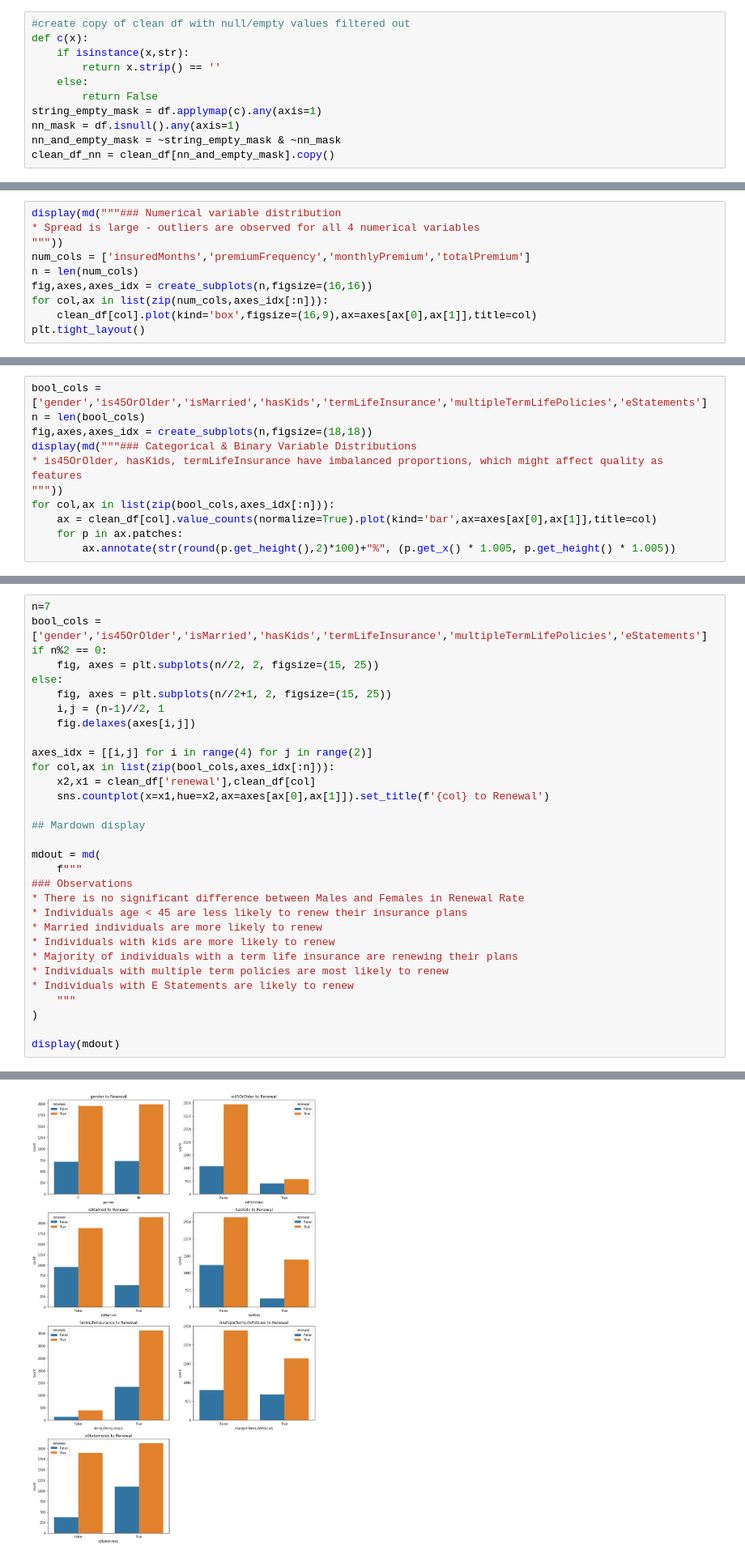
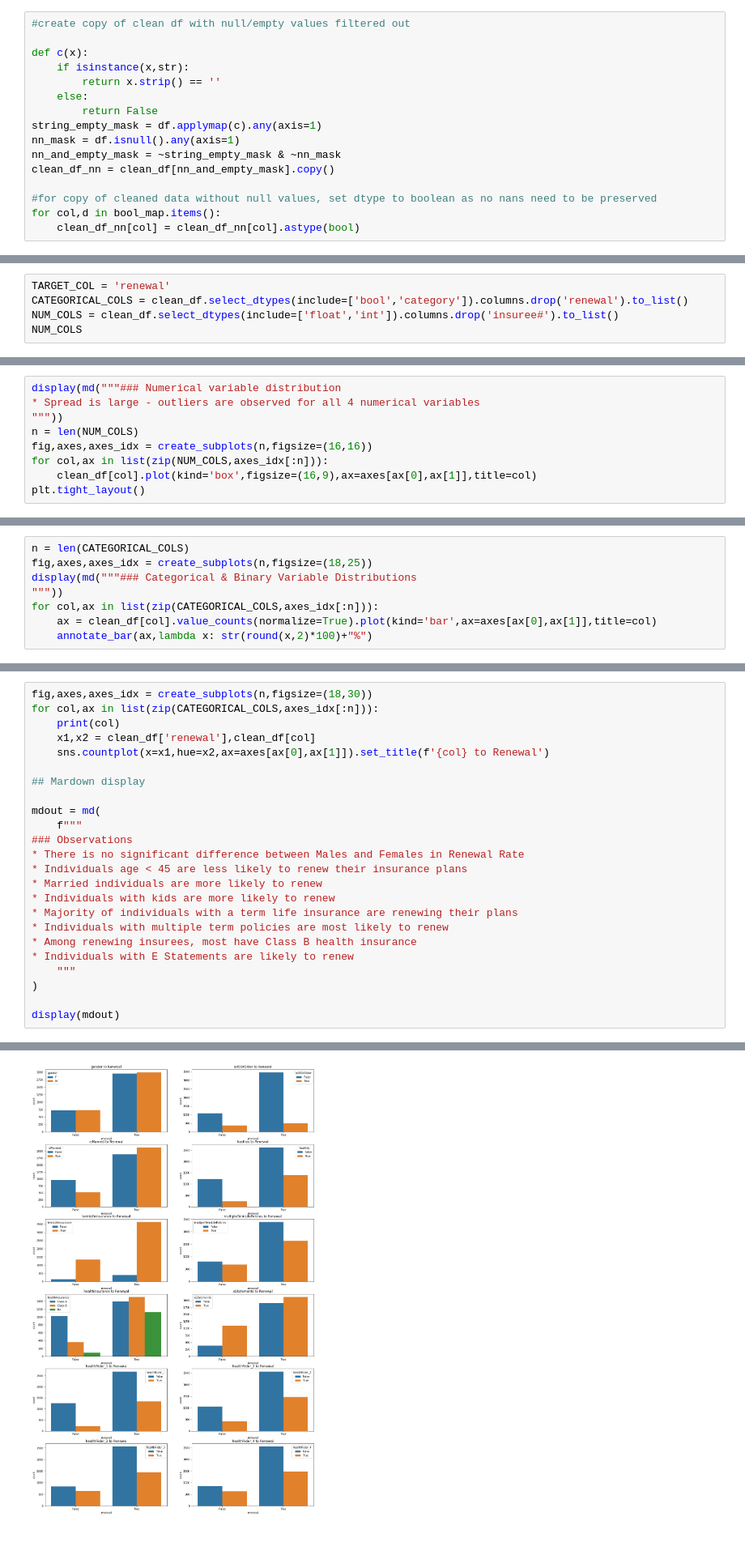
Before and after one commit to seanlamsk/tap2022-mol-vica, a Jupyter notebook: Insurance.ipynb, the cells around one changed output, grey strips where cells are left out. Shown at 81% size. Cells and saved outputs as stored; diff of their text form.

```diff
--- a/Insurance.ipynb
+++ b/Insurance.ipynb
@@ -134,6 +143,7 @@ def expand_healthRiders_list(x):
 clean_df[new_healthRiders_columns] = clean_df.apply(expand_healthRiders_list, result_type='expand',axis=1)
 # %%
 #create copy of clean df with null/empty values filtered out
+
 def c(x):
     if isinstance(x,str):
         return x.strip() == ''
@@ -143,6 +153,10 @@ string_empty_mask = df.applymap(c).any(axis=1)
 nn_mask = df.isnull().any(axis=1)
 nn_and_empty_mask = ~string_empty_mask & ~nn_mask
 clean_df_nn = clean_df[nn_and_empty_mask].copy()
+
+#for copy of cleaned data without null values, set dtype to boolean as no nans need to be preserved
+for col,d in bool_map.items():
+    clean_df_nn[col] = clean_df_nn[col].astype(bool)
 # %%
 print(clean_df.info())
 clean_df.head()
@@ -170,3 +184,8 @@ None
 | 2 | 3 | F | False | True | False | 72 | True | ... |
 | 3 | 4 | F | False | True | True | 13 | True | ... |
 | 4 | 5 | F | False | False | False | 37 | True | ... |
+# %%
+TARGET_COL = 'renewal'
+CATEGORICAL_COLS = clean_df.select_dtypes(include=['bool','category']).columns.drop('renewal').to_list()
+NUM_COLS = clean_df.select_dtypes(include=['float','int']).columns.drop('insuree#').to_list()
+NUM_COLS
@@ -209,10 +243,9 @@ clean_df.describe(include='all')
 display(md("""### Numerical variable distribution
 * Spread is large - outliers are observed for all 4 numerical variables
 """))
-num_cols = ['insuredMonths','premiumFrequency','monthlyPremium','totalPremium']
-n = len(num_cols)
+n = len(NUM_COLS)
 fig,axes,axes_idx = create_subplots(n,figsize=(16,16))
-for col,ax in list(zip(num_cols,axes_idx[:n])):
+for col,ax in list(zip(NUM_COLS,axes_idx[:n])):
     clean_df[col].plot(kind='box',figsize=(16,9),ax=axes[ax[0],ax[1]],title=col)
 plt.tight_layout()
 # %% [output]
@@ -222,13 +255,10 @@ plt.tight_layout()
 # %%
-bool_cols = ['gender','is45OrOlder','isMarried','hasKids','termLifeInsurance','multipleTermLifePolicies','eStatements']
-n = len(bool_cols)
-fig,axes,axes_idx = create_subplots(n,figsize=(18,18))
+n = len(CATEGORICAL_COLS)
+fig,axes,axes_idx = create_subplots(n,figsize=(18,25))
 display(md("""### Categorical & Binary Variable Distributions
-* is45OrOlder, hasKids, termLifeInsurance have imbalanced proportions, which might affect quality as features
 """))
-for col,ax in list(zip(bool_cols,axes_idx[:n])):
+for col,ax in list(zip(CATEGORICAL_COLS,axes_idx[:n])):
     ax = clean_df[col].value_counts(normalize=True).plot(kind='bar',ax=axes[ax[0],ax[1]],title=col)
-    for p in ax.patches:
-        ax.annotate(str(round(p.get_height(),2)*100)+"%", (p.get_x() * 1.005, p.get_height() * 1.005))
+    annotate_bar(ax,lambda x: str(round(x,2)*100)+"%")
 # %% [output]
 ### Categorical & Binary Variable Distributions
@@ -237,18 +309,10 @@ for col,ax in list(zip(bool_cols,axes_idx[:n])):
 # %% [markdown]
 ### Variable Relationship to Renewal Status
 # %%
-n=7
-bool_cols = ['gender','is45OrOlder','isMarried','hasKids','termLifeInsurance','multipleTermLifePolicies','eStatements']
-if n%2 == 0:
-    fig, axes = plt.subplots(n//2, 2, figsize=(15, 25))
-else:
-    fig, axes = plt.subplots(n//2+1, 2, figsize=(15, 25))
-    i,j = (n-1)//2, 1
-    fig.delaxes(axes[i,j])
-
-axes_idx = [[i,j] for i in range(4) for j in range(2)]
-for col,ax in list(zip(bool_cols,axes_idx[:n])):
-    x2,x1 = clean_df['renewal'],clean_df[col]
+fig,axes,axes_idx = create_subplots(n,figsize=(18,30))
+for col,ax in list(zip(CATEGORICAL_COLS,axes_idx[:n])):
+    print(col)
+    x1,x2 = clean_df['renewal'],clean_df[col]
     sns.countplot(x=x1,hue=x2,ax=axes[ax[0],ax[1]]).set_title(f'{col} to Renewal')
 
 ## Mardown display
@@ -262,6 +326,7 @@ mdout = md(
 * Individuals with kids are more likely to renew
 * Majority of individuals with a term life insurance are renewing their plans
 * Individuals with multiple term policies are most likely to renew
+* Among renewing insurees, most have Class B health insurance
 * Individuals with E Statements are likely to renew
     """
 )
@@ -279,2 +357,2 @@ display(mdout)
 * Individuals with E Statements are likely to renew
-[figure, old version]
+[figure, new version]
```
Also changed, not shown: parts of 29 cells of this notebook.
